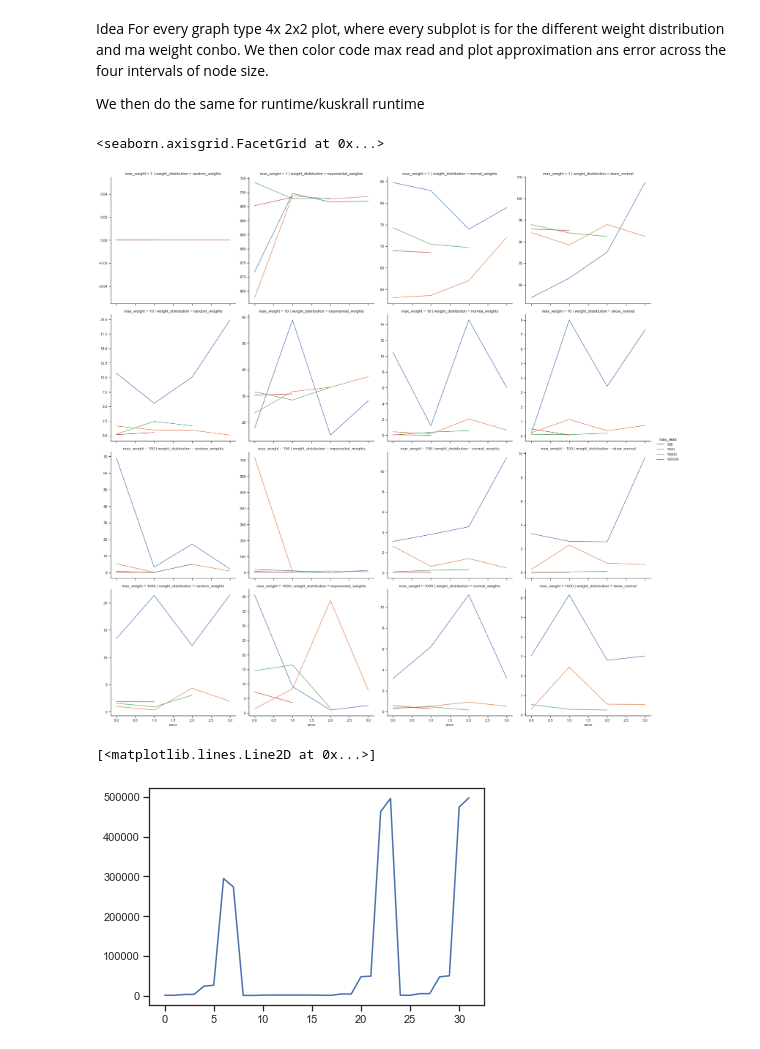
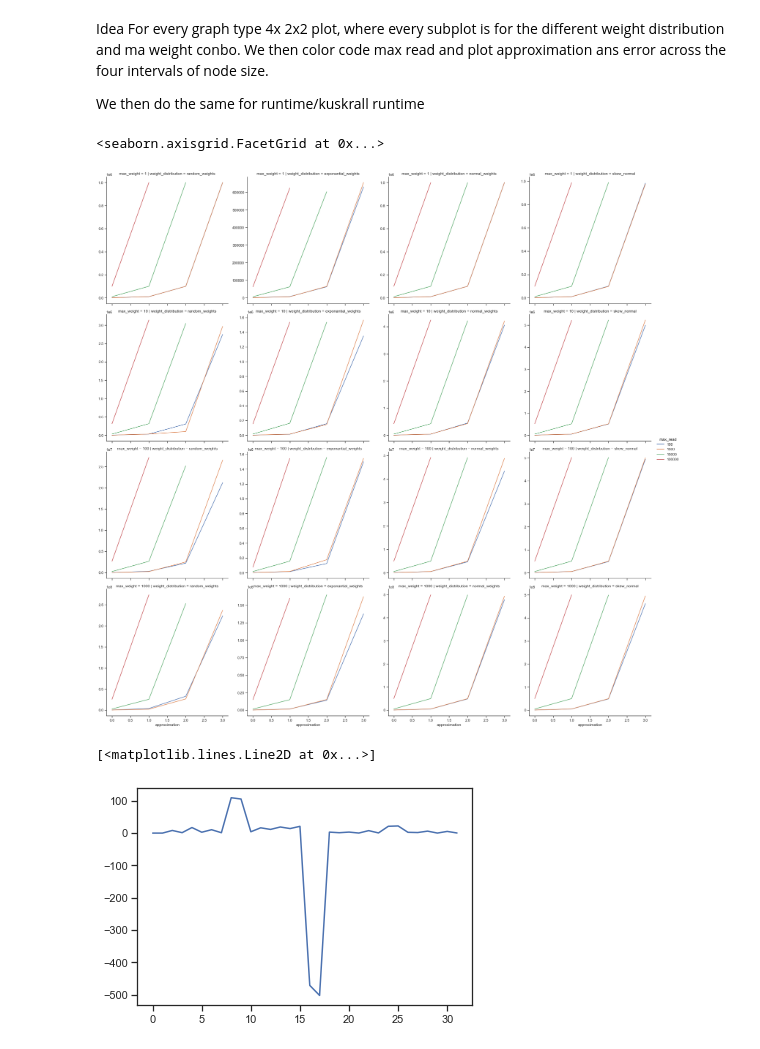
Before and after one commit to Skantz/tsp, a Jupyter notebook: mst/performance_plots.ipynb, the cells around one changed output. Saved outputs shown, nothing was run; the diff lists cells and outputs as text; code cells hidden in the pictures.

Commit message:
updated plots

```diff
--- a/mst/performance_plots.ipynb
+++ b/mst/performance_plots.ipynb
@@ -8,7 +8,7 @@ import scipy as scp
 #Import data from csv file
 filename = "mst-results.csv"
 df = pd.read_csv(filename,sep=" ")
-all_data = df.dropna()
+all_data = df #df.dropna()
 
 #Remove outliers
 all_data = all_data[(all_data["our_runtime"] <= 3000) & (all_data["kuskrall_time"] <= 3000)]
@@ -150,18 +150,19 @@ def plot_approximation(y, **kwargs):
     x = range(len(y))
     plt.plot(x,y, **kwargs)
 
-data = cycle_graph_data
+data = random_graph_data
 g = sns.FacetGrid(data, col="weight_distribution", row="max_weight", hue="max_read", height=6,sharey=False)
-g.map(plot_approximation, "error")
+g.map(plot_approximation, "approximation")
+
 g.add_legend()
 # %% [output]
 <seaborn.axisgrid.FacetGrid at 0x...>
-[figure, old version]
+[figure, new version]
 # %%
-data = random_graph_data[random_graph_data.node_size == 1000]
+data = random_graph_data[(random_graph_data.node_size == 1000)]
 x = range(len(data))
 y = random_graph_data["approximation"]
-plt.plot(x, "approximation",data=data)
+plt.plot(x, "error",data=data)
 # %% [output]
 [<matplotlib.lines.Line2D at 0x...>]
-[figure, old version]
+[figure, new version]
```
Also changed, not shown: parts of 5 cells of this notebook.
